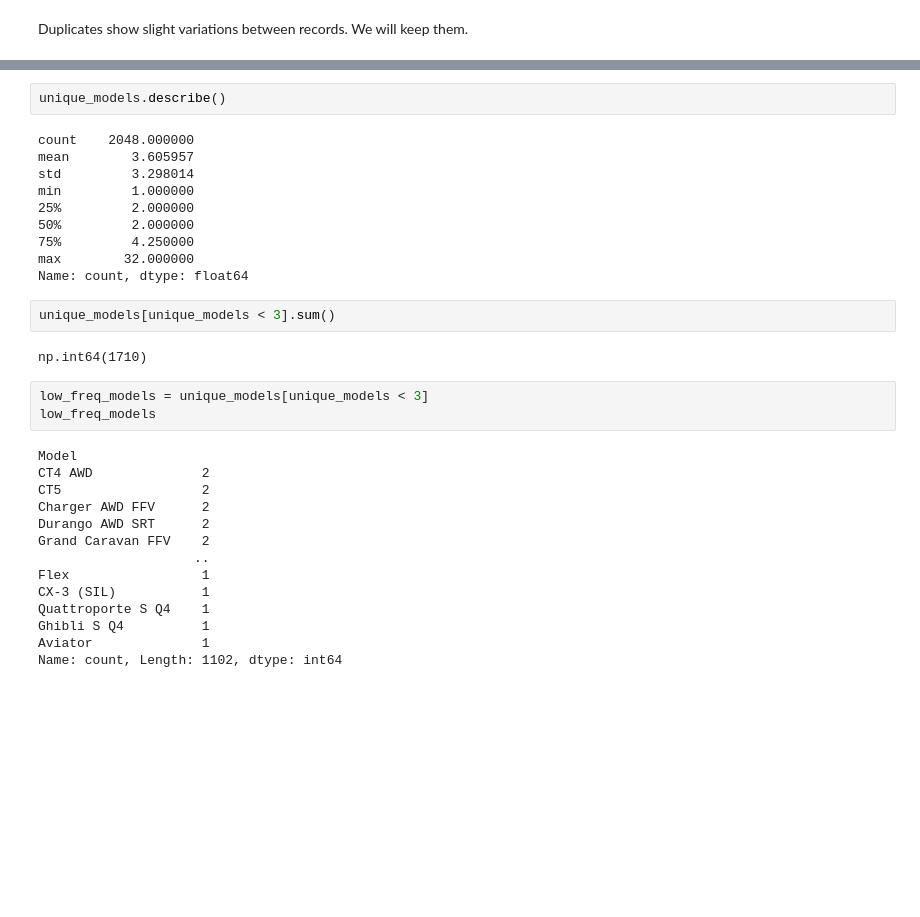
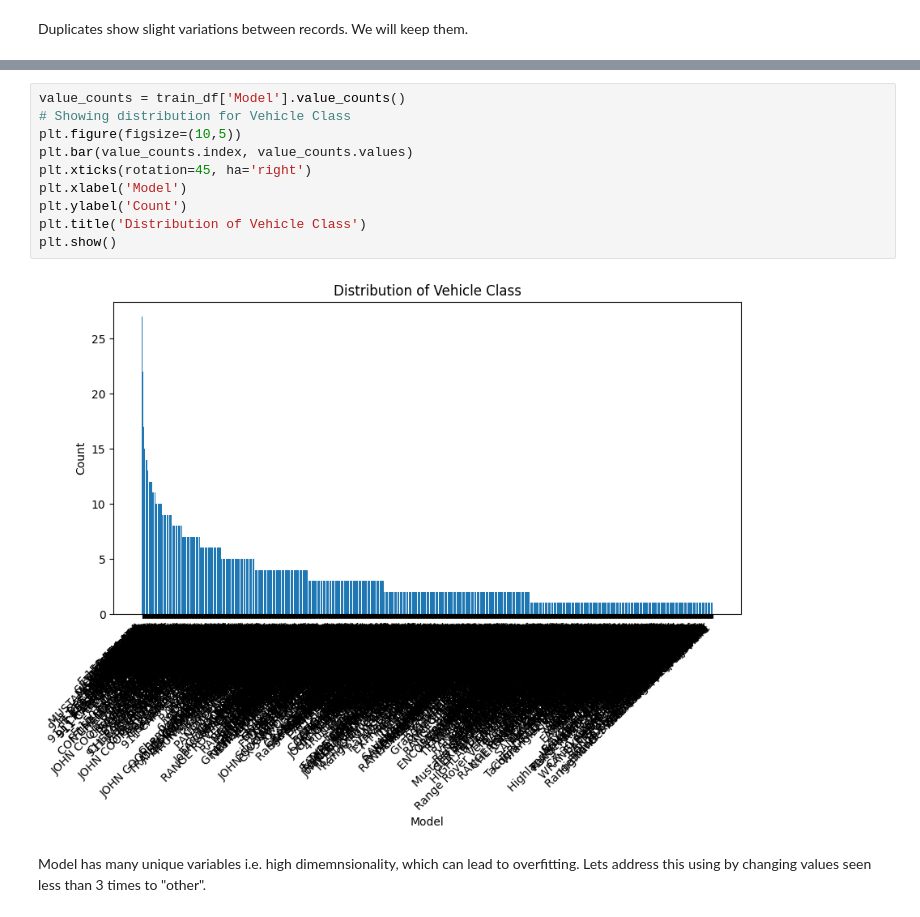
Before and after one commit to JavenMW/Emissions, a Jupyter notebook: Cleaning.ipynb, the cells around one changed output, grey strips where cells are left out. Cells and saved outputs as stored; diff of their text form; blank space fills up the shorter version.

```diff
--- a/Cleaning.ipynb
+++ b/Cleaning.ipynb
@@ -178,33 +214,14 @@ df[df['Model'] == 'F-150 FFV']
-# %%
-unique_models.describe()
-# %% [output]
-count    2048.000000
-mean        3.605957
-std         3.298014
-min         1.000000
-25%         2.000000
-50%         2.000000
-75%         4.250000
-max        32.000000
-Name: count, dtype: float64
-# %%
-unique_models[unique_models < 3].sum()
-# %% [output]
-np.int64(1710)
-# %%
-low_freq_models = unique_models[unique_models < 3]
-low_freq_models
-# %% [output]
-Model
-CT4 AWD              2
-CT5                  2
-Charger AWD FFV      2
-Durango AWD SRT      2
-Grand Caravan FFV    2
-                    ..
-Flex                 1
-CX-3 (SIL)           1
-Quattroporte S Q4    1
-Ghibli S Q4          1
-Aviator              1
-Name: count, Length: 1102, dtype: int64
+# %%
+value_counts = train_df['Model'].value_counts()
+# Showing distribution for Vehicle Class
+plt.figure(figsize=(10,5))
+plt.bar(value_counts.index, value_counts.values)
+plt.xticks(rotation=45, ha='right')
+plt.xlabel('Model')
+plt.ylabel('Count')
+plt.title('Distribution of Vehicle Class')
+plt.show()
+# %% [output]
+[figure, added]
+# %% [markdown]
+Model has many unique variables i.e. high dimemnsionality, which can lead to overfitting. Lets address this using by changing values seen less than 3 times to "other".
```
Also changed, not shown: parts of 31 cells of this notebook.
